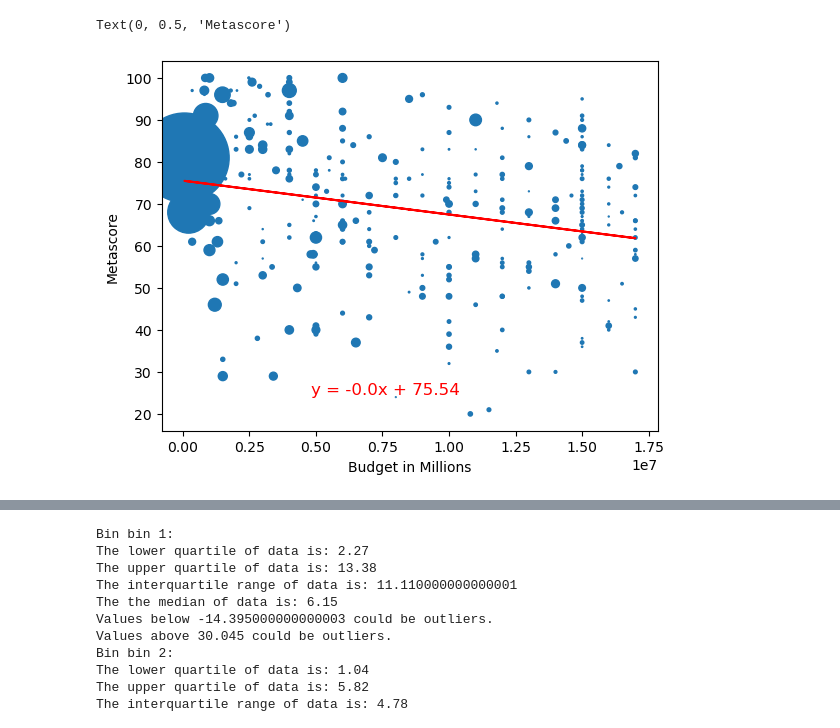
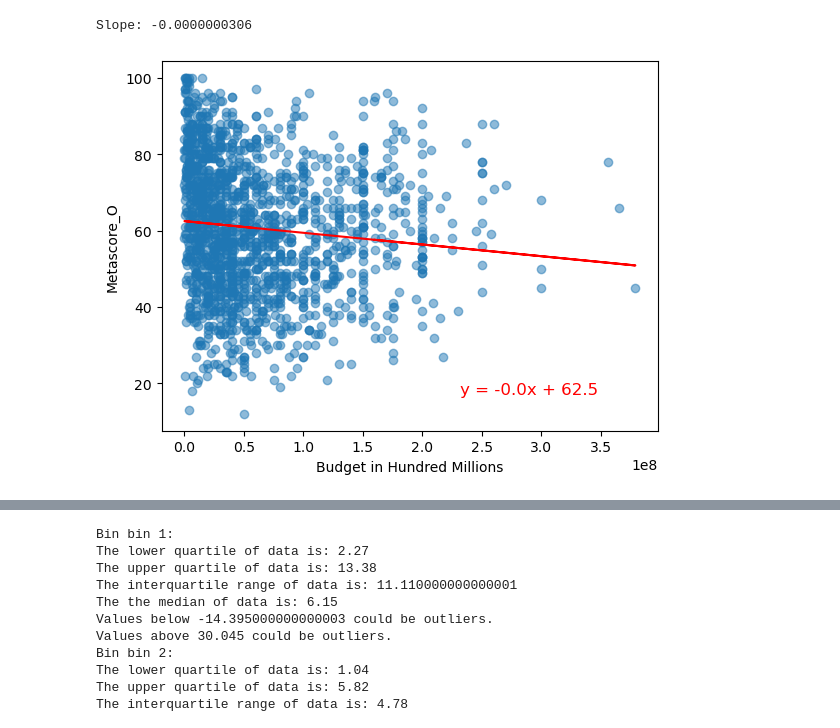
Before and after one commit to jvwastaken/Blockbuster-Breakdown, a Jupyter notebook: jeff_analysis/budget_analysis.ipynb, the cells around one changed output, grey strips where cells are left out. Drawn from its saved outputs; the diff is of its cells as text; code cells hidden in the pictures.

```diff
--- a/jeff_analysis/budget_analysis.ipynb
+++ b/jeff_analysis/budget_analysis.ipynb
@@ -65,7 +63,7 @@ import pandas as pd
 
 # Assuming df is your DataFrame with a 'budget' column
 # bins and groups as defined in your example
-bins = [0, 17900000, 37500000, 65500000, 111000000, 380000000]
+bins = [0, 15100000, 32100000, 57100000, 100100000, 380000000]
 groups = ["bin 1", "bin 2", "bin 3", "bin 4", "bin 5"]
 
 # Add a new column 'bin_labels' to the DataFrame
@@ -107,0 +131,5 @@ budget_analysis_df.head()
+# %%
+rating = budget_analysis_df["Rotten_Tomato_O"] < 1.01
+budget_analysis_df.loc[rating, 'Rotten_Tomato_O'] = (budget_analysis_df.loc[rating, 'Rotten_Tomato_O'] * 100).astype(int)
+budget_analysis_df['Rotten_Tomato_O'] = budget_analysis_df['Rotten_Tomato_O'].astype(int)
+budget_analysis_df.head()
@@ -108,14 +143,9 @@ budget_analysis_df.head()
 # %%
 import pandas as pd
 
-# Assuming df is your DataFrame with a 'budget' column
-# bins and groups as defined in your example
 bins = [0, 60, 70, 80, 90, 101]
 groups = ["F", "D", "C", "B", "A"]
 
-# Add a new column 'bin_labels' to the DataFrame
-budget_analysis_df['RT_bin'] = pd.cut(budget_analysis_df['Rotten Tomatoes Rating'], bins=bins, labels=groups, right=False)
-
-# Now you can groupby 'bin_labels' and analyze the data
+budget_analysis_df['RT_bin'] = pd.cut(budget_analysis_df['Rotten_Tomato_O'], bins=bins, labels=groups, right=False)
 budget_analysis_df.head()
 # %% [output]
@@ -128,14 +158,9 @@ budget_analysis_df.head()
 # %%
 import pandas as pd
 
-# Assuming df is your DataFrame with a 'budget' column
-# bins and groups as defined in your example
 bins = [0, 60, 70, 80, 90, 101]
 groups = ["F", "D", "C", "B", "A"]
 
-# Add a new column 'bin_labels' to the DataFrame
-budget_analysis_df['Meta_bin'] = pd.cut(budget_analysis_df['Metascore'], bins=bins, labels=groups, right=False)
-
-# Now you can groupby 'bin_labels' and analyze the data
+budget_analysis_df['Meta_bin'] = pd.cut(budget_analysis_df['Metascore_O'], bins=bins, labels=groups, right=False)
 budget_analysis_df.head()
 # %% [output]
@@ -648,19 +664,22 @@ plt.show()
 # %%
 from scipy.stats import linregress
 
+budget_data = budget_analysis_df["budget"]
+score_data = budget_analysis_df["Metascore_O"]
+profit_data = budget_analysis_df["weighted_profit"]
+
 # Add the linear regression equation and line to plot
-x_values = budget_bin_1
-y_values = score_bin_1
+x_values = budget_data
+y_values = score_data
 (slope, intercept, rvalue, pvalue, stderr) = linregress(x_values, y_values)
 regress_values = x_values * slope + intercept
 line_eq = "y = " + str(round(slope,2)) + "x + " + str(round(intercept,2))
-plt.scatter(x_values,y_values, s=profit_bin_1)
+plt.scatter(x_values,y_values, alpha=0.5)
 plt.plot(x_values,regress_values,"r-")
-plt.annotate(line_eq, (0.3, 0.1), xycoords='axes fraction', fontsize=12, color="red")
-plt.xlabel('Budget in Millions')
-plt.ylabel('Metascore')
-
-#plt.show()
+plt.annotate(line_eq, (0.6, 0.1), xycoords='axes fraction', fontsize=12, color="red")
+plt.xlabel('Budget in Hundred Millions')
+plt.ylabel('Metascore_O')
+print(f"Slope: {slope:.10f}")
 # %% [output]
-Text(0, 0.5, 'Metascore')
+Slope: -0.0000000306
-[figure, old version]
+[figure, new version]
```
Also changed, not shown: parts of 57 cells of this notebook, 13 other files.
